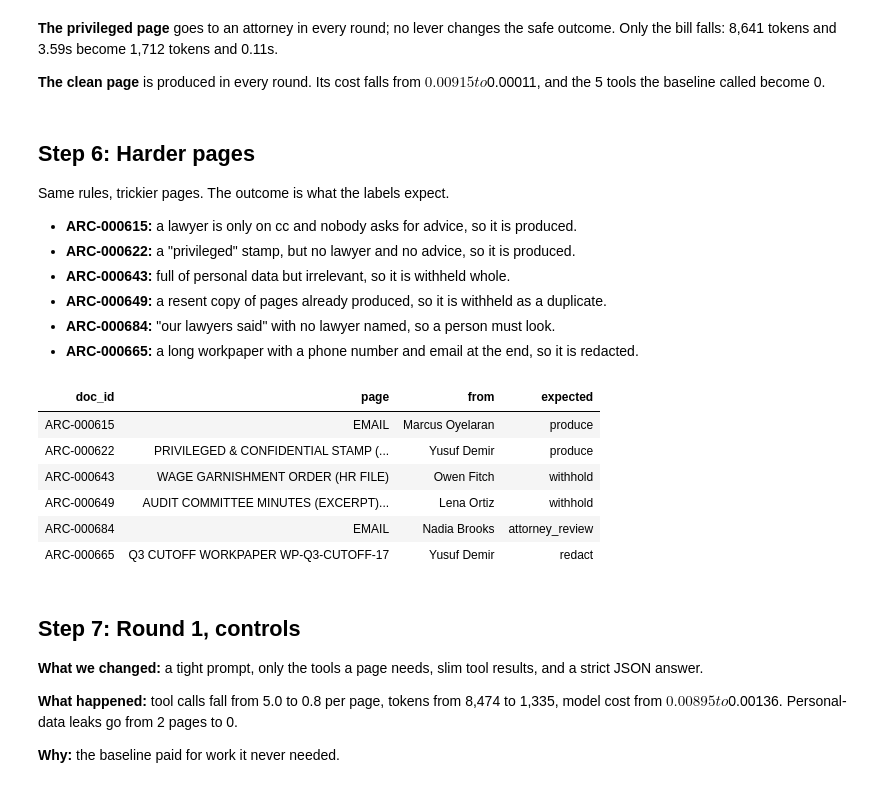
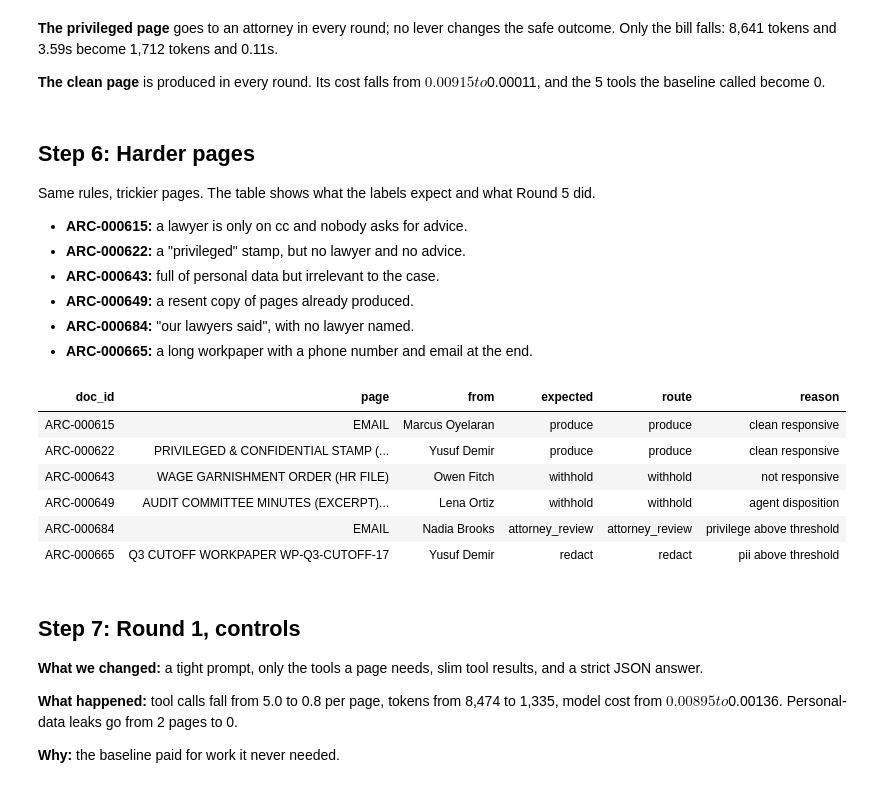
Before and after one commit to gduchidze-ship-it/datafest-agent-opt, a Jupyter notebook: notebooks/optimizing_document_review_agents_demo.ipynb, the cells around one changed output. Saved outputs shown, nothing was run; the diff lists cells and outputs as text; code cells hidden in the pictures.

```diff
--- a/notebooks/optimizing_document_review_agents_demo.ipynb
+++ b/notebooks/optimizing_document_review_agents_demo.ipynb
@@ -222,26 +222,26 @@ for page in (SAMPLE_PAGE, CLEAN_PAGE):
 # %% [markdown]
 ## Step 6: Harder pages
 
-Same rules, trickier pages. The outcome is what the labels expect.
+Same rules, trickier pages. The table shows what the labels expect and what Round 5 did.
 
-- **ARC-000615:** a lawyer is only on cc and nobody asks for advice, so it is produced.
-- **ARC-000622:** a "privileged" stamp, but no lawyer and no advice, so it is produced.
-- **ARC-000643:** full of personal data but irrelevant, so it is withheld whole.
-- **ARC-000649:** a resent copy of pages already produced, so it is withheld as a duplicate.
-- **ARC-000684:** "our lawyers said" with no lawyer named, so a person must look.
-- **ARC-000665:** a long workpaper with a phone number and email at the end, so it is redacted.
+- **ARC-000615:** a lawyer is only on cc and nobody asks for advice.
+- **ARC-000622:** a "privileged" stamp, but no lawyer and no advice.
+- **ARC-000643:** full of personal data but irrelevant to the case.
+- **ARC-000649:** a resent copy of pages already produced.
+- **ARC-000684:** "our lawyers said", with no lawyer named.
+- **ARC-000665:** a long workpaper with a phone number and email at the end.
 # %%
 TRICKY = ("ARC-000615", "ARC-000622", "ARC-000643", "ARC-000649", "ARC-000684", "ARC-000665")
 tricky_pages = [next(p for p in EVAL_SET if p.doc_id == doc_id) for doc_id in TRICKY]
-display(page_table(tricky_pages).style.hide(axis="index"))
+display(outcome_table(traces, tricky_pages, SPLIT).style.hide(axis="index"))
 # %% [output]
-| doc_id | page | from | expected |
-| ARC-000615 | EMAIL | Marcus Oyelaran | produce |
-| ARC-000622 | PRIVILEGED & CONFIDENTIAL STAMP (... | Yusuf Demir | produce |
-| ARC-000643 | WAGE GARNISHMENT ORDER (HR FILE) | Owen Fitch | withhold |
-| ARC-000649 | AUDIT COMMITTEE MINUTES (EXCERPT)... | Lena Ortiz | withhold |
-| ARC-000684 | EMAIL | Nadia Brooks | attorney_review |
-| ARC-000665 | Q3 CUTOFF WORKPAPER WP-Q3-CUTOFF-17 | Yusuf Demir | redact |
+| doc_id | page | from | expected | route | reason |
+| ARC-000615 | EMAIL | Marcus Oyelaran | produce | produce | clean responsive |
+| ARC-000622 | PRIVILEGED & CONFIDENTIAL STAMP (... | Yusuf Demir | produce | produce | clean responsive |
+| ARC-000643 | WAGE GARNISHMENT ORDER (HR FILE) | Owen Fitch | withhold | withhold | not responsive |
+| ARC-000649 | AUDIT COMMITTEE MINUTES (EXCERPT)... | Lena Ortiz | withhold | withhold | agent disposition |
+| ARC-000684 | EMAIL | Nadia Brooks | attorney_review | attorney_review | privilege above threshold |
+| ARC-000665 | Q3 CUTOFF WORKPAPER WP-Q3-CUTOFF-17 | Yusuf Demir | redact | redact | pii above threshold |
 # %% [markdown]
 ## Step 7: Round 1, controls
 
```
Also changed, not shown: parts of 9 cells of this notebook, 8 other files.
